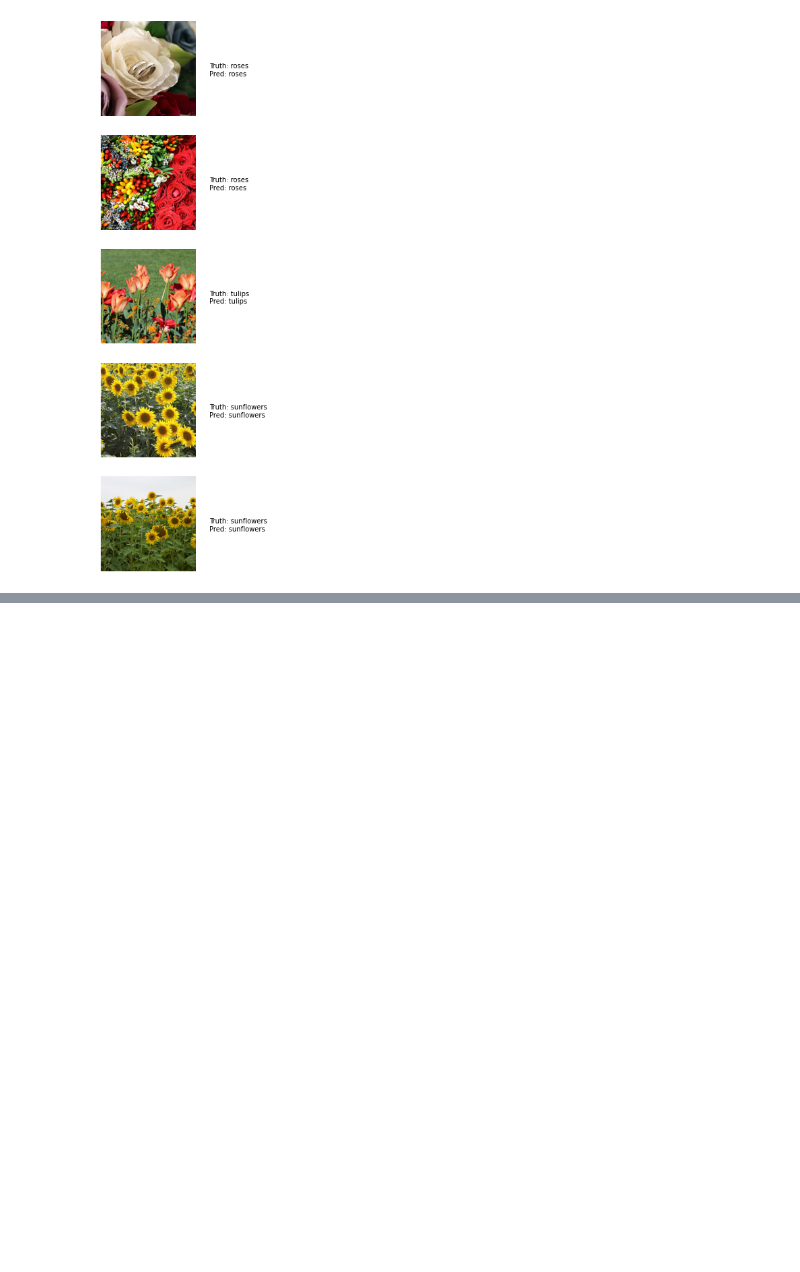
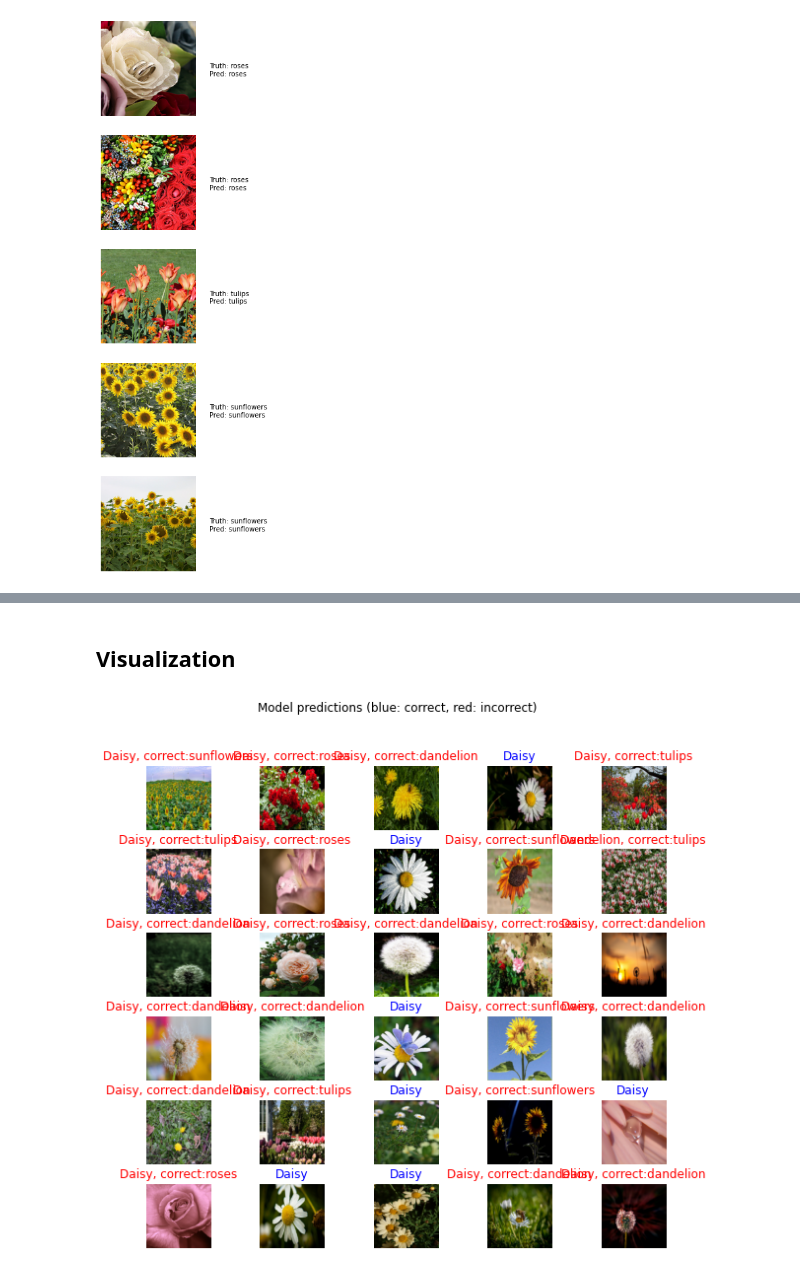
Before and after one commit to ShaileshaPMaganahalli/CMPE297_Advanced_Deep_Learning, a Jupyter notebook: Assignment_3/Assignment_3_Finetuning_With_simclr_v2.ipynb, the cells around one changed output, grey strips where cells are left out. Drawn from its saved outputs; the diff is of its cells as text; code cells hidden in the pictures; blank space fills up the shorter version.

```diff
--- a/Assignment_3/Assignment_3_Finetuning_With_simclr_v2.ipynb
+++ b/Assignment_3/Assignment_3_Finetuning_With_simclr_v2.ipynb
@@ -730,0 +624,8 @@ for i in range(5):
+# %%
+batch_size = 32
+# 5 types of flowers
+num_classes = 5
+# training for 10 epochs
+epochs = 1
+# size of each image
+IMAGE_SHAPE = (224, 224, 3)
@@ -730,0 +663,16 @@ for i in range(5):
+# %%
+if __name__ == "__main__":
+    train_generator, validation_generator, class_names = load_data()
+    model = create_model(input_shape=IMAGE_SHAPE)
+    model_name = "resnet_finetune_last5"
+    tensorboard = TensorBoard(log_dir=os.path.join("logs", model_name))
+    checkpoint = ModelCheckpoint(os.path.join("results", f"{model_name}" + "-loss-{val_loss:.2f}.h5"),
+                                save_best_only=True,
+                                verbose=1)
+    if not os.path.isdir("results"):
+        os.mkdir("results")
+    training_steps_per_epoch = np.ceil(train_generator.samples / batch_size)
+    validation_steps_per_epoch = np.ceil(validation_generator.samples / batch_size)
+    model.fit_generator(train_generator, steps_per_epoch=training_steps_per_epoch,
+                        validation_data=validation_generator, validation_steps=validation_steps_per_epoch,
+                        epochs=epochs, verbose=1, callbacks=[tensorboard, checkpoint])
@@ -730,0 +702,25 @@ for i in range(5):
+# %% [markdown]
+## Visualization
+# %%
+image_batch, label_batch = next(iter(validation_generator))
+label_batch = [class_names[np.argmax(label_batch[i])] for i in range(batch_size)]
+predicted_class_names = model.predict(image_batch)
+predicted_ids = [np.argmax(predicted_class_names[i]) for i in range(batch_size)]
+predicted_class_names = np.array([class_names[id] for id in predicted_ids])
+plt.figure(figsize=(10,9))
+for n in range(30):
+    plt.subplot(6,5,n+1)
+    plt.subplots_adjust(hspace = 0.3)
+    plt.imshow(image_batch[n])
+    if predicted_class_names[n] == label_batch[n]:
+        color = "blue"
+        title = predicted_class_names[n].title()
+    else:
+        color = "red"
+        title = f"{predicted_class_names[n].title()}, correct:{label_batch[n]}"
+    plt.title(title, color=color)
+    plt.axis('off')
+_ = plt.suptitle("Model predictions (blue: correct, red: incorrect)")
+plt.show()
+# %% [output]
+[figure, added]
```
Also changed, not shown: parts of 15 cells of this notebook.
